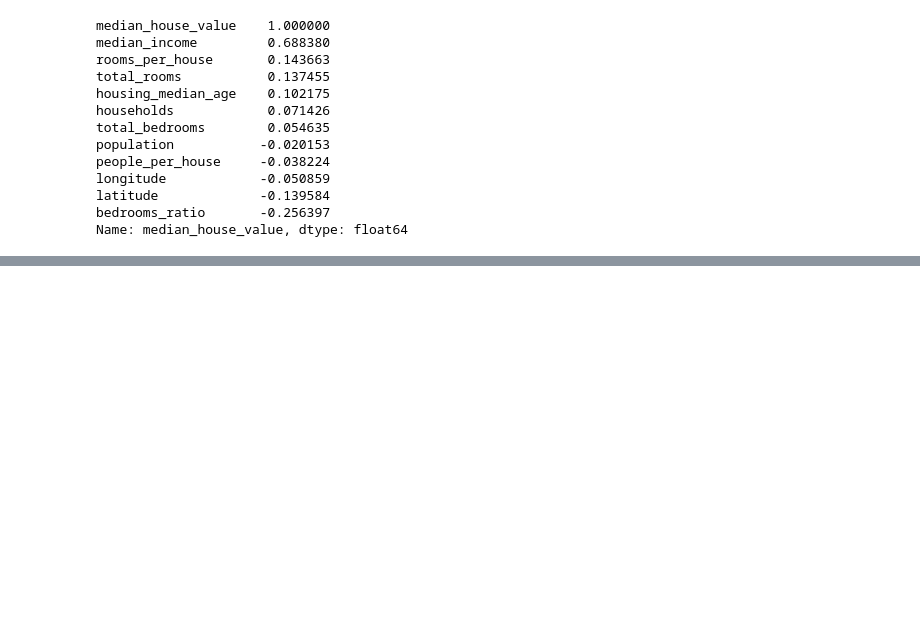
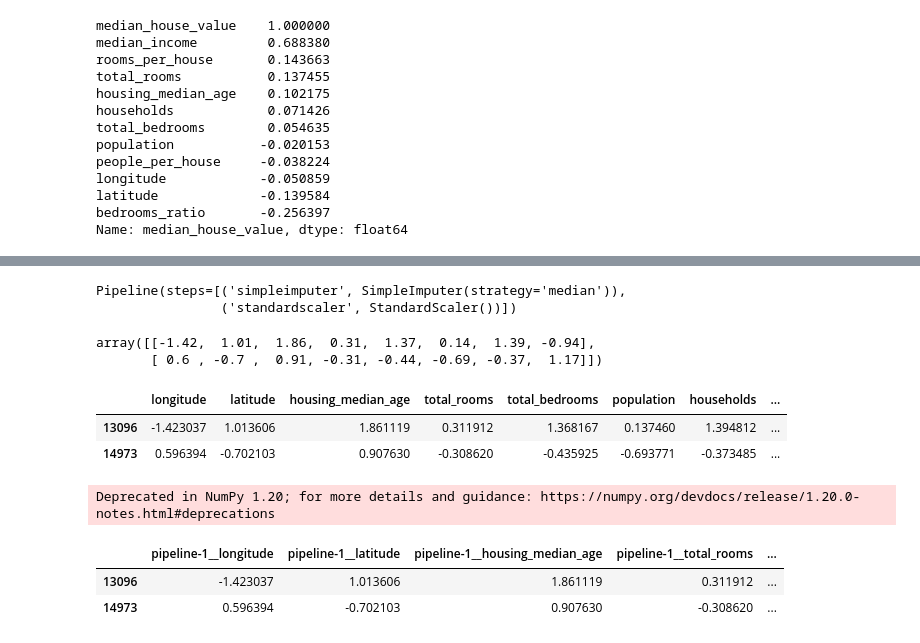
Before and after one commit to tanmaybhardwaj/Linear-Regression, a Jupyter notebook: california-housing-dataset/California_Housing_Dataset.ipynb, the cells around one changed output, grey strips where cells are left out. Drawn from its saved outputs; the diff is of its cells as text; code cells hidden in the pictures; blank space fills up the shorter version.

```diff
--- a/california-housing-dataset/California_Housing_Dataset.ipynb
+++ b/california-housing-dataset/California_Housing_Dataset.ipynb
@@ -252,0 +308,3 @@ Name: median_house_value, dtype: float64
+# %%
+# fit the imputer instance to the training data using the fit() method:
+imputer.fit(housing_num)
@@ -252,0 +423,19 @@ Name: median_house_value, dtype: float64
+# %%
+from sklearn.pipeline import make_pipeline
+
+num_pipeline = make_pipeline(SimpleImputer(strategy="median"), StandardScaler())
+# %%
+from sklearn import set_config
+
+set_config(display='diagram')
+
+num_pipeline
+# %% [output]
+Pipeline(steps=[('simpleimputer', SimpleImputer(strategy='median')),
+                ('standardscaler', StandardScaler())])
+# %%
+housing_num_prepared = num_pipeline.fit_transform(housing_num)
+housing_num_prepared[:2].round(2)
+# %% [output]
+array([[-1.42,  1.01,  1.86,  0.31,  1.37,  0.14,  1.39, -0.94],
+       [ 0.6 , -0.7 ,  0.91, -0.31, -0.44, -0.69, -0.37,  1.17]])
@@ -252,0 +484,10 @@ Name: median_house_value, dtype: float64
+# %%
+df_housing_num_prepared = pd.DataFrame(
+    housing_num_prepared, columns=num_pipeline.get_feature_names_out(),
+    index=housing_num.index)
+# %%
+df_housing_num_prepared.head(2)
+# %% [output]
+|  | longitude | latitude | housing_median_age | total_rooms | total_bedrooms | population | households | ... |
+| 13096 | -1.423037 | 1.013606 | 1.861119 | 0.311912 | 1.368167 | 0.137460 | 1.394812 | ... |
+| 14973 | 0.596394 | -0.702103 | 0.907630 | -0.308620 | -0.435925 | -0.693771 | -0.373485 | ... |
@@ -252,0 +502,9 @@ Name: median_house_value, dtype: float64
+# %%
+# Since listing all the column names is not very convenient, Scikit-Learn provides a make_column_selector() function that returns a selector
+# function you can use to automatically select all the features of a given type, such as numerical or categorical. This selector function can
+# be passed to the ColumnTransformer instead of column names or indices. Moreover, if you don’t care about naming the transformers, you can use
+# make_column_transformer() which chooses the names for you, just like make_pipeline() does.
+preprocessing = make_column_transformer((num_pipeline, make_column_selector(dtype_include=np.number)),
+                                        (cat_pipeline,make_column_selector(dtype_include=np.object)),)
+# %% [output]
+Deprecated in NumPy 1.20; for more details and guidance: https://numpy.org/devdocs/release/1.20.0-notes.html#deprecations
@@ -252,0 +520,11 @@ Name: median_house_value, dtype: float64
+# %%
+# extra code – shows that we can get a DataFrame out if we want
+housing_prepared_fr = pd.DataFrame(
+    housing_prepared,
+    columns=preprocessing.get_feature_names_out(),
+    index=housing.index)
+housing_prepared_fr.head(2)
+# %% [output]
+|  | pipeline-1__longitude | pipeline-1__latitude | pipeline-1__housing_median_age | pipeline-1__total_rooms | ... |
+| 13096 | -1.423037 | 1.013606 | 1.861119 | 0.311912 | ... |
+| 14973 | 0.596394 | -0.702103 | 0.907630 | -0.308620 | ... |
```
Also changed, not shown: parts of 74 cells of this notebook.
